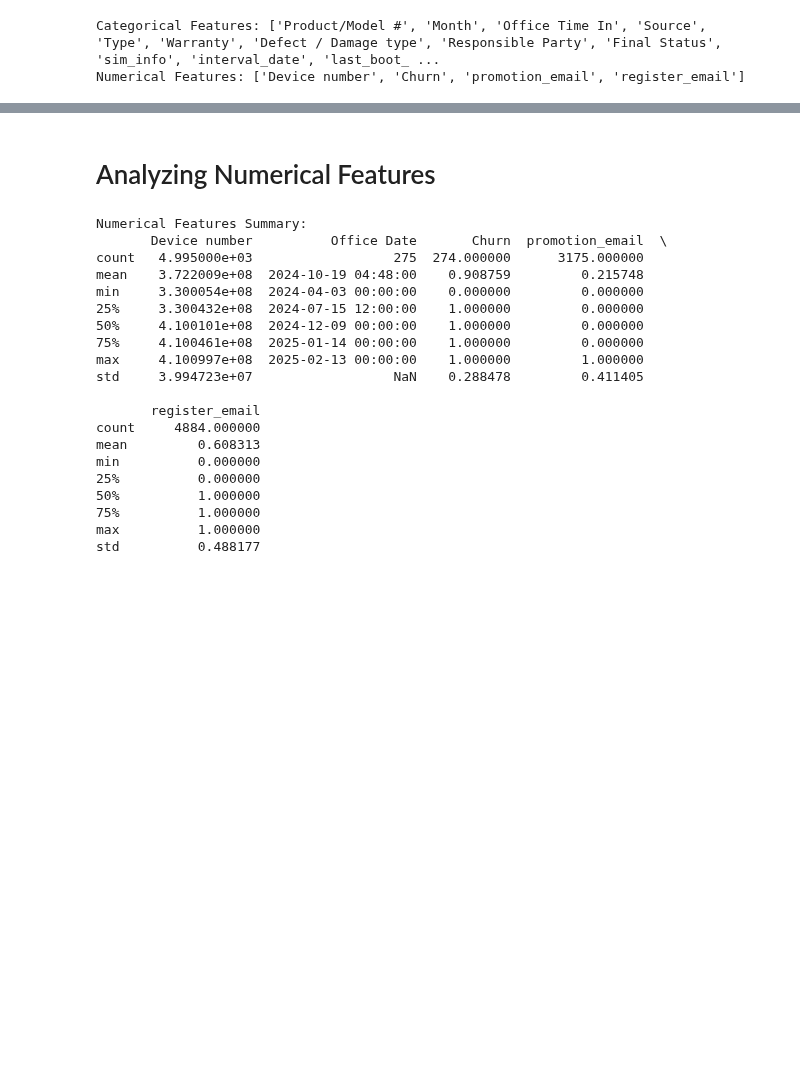
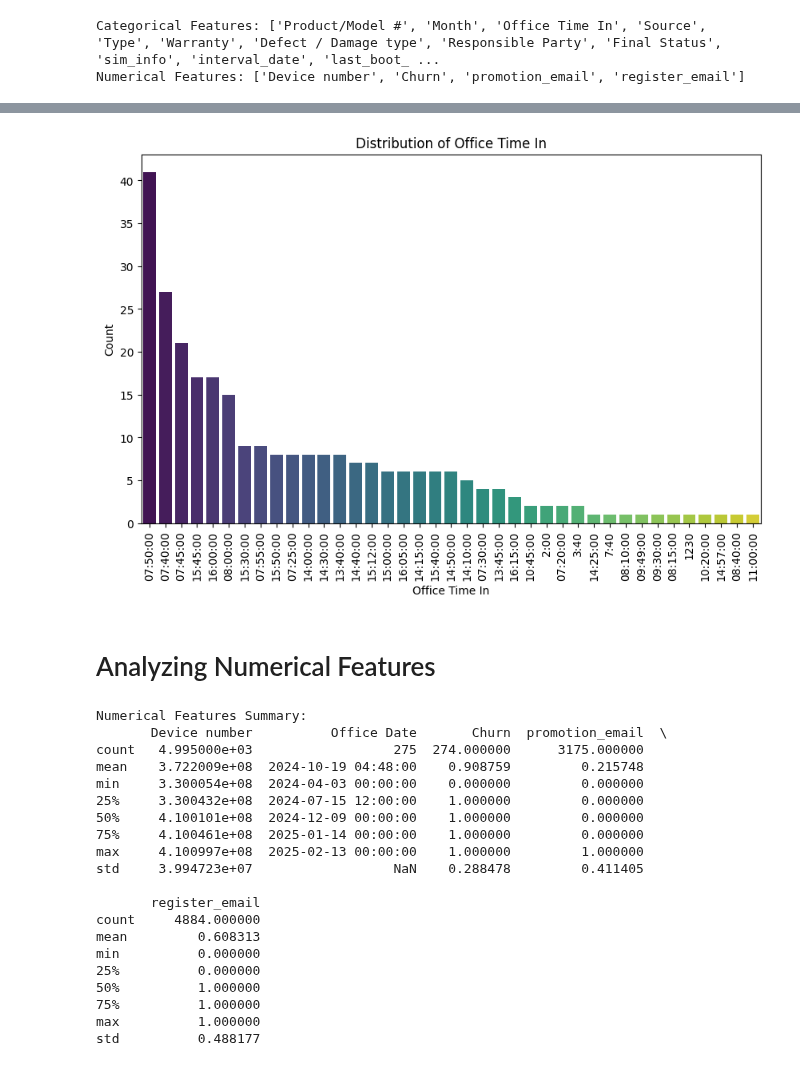
Before and after one commit to ACarrig/NUUMobile1, a Jupyter notebook: data_before_Feb13_analysis.ipynb, the cells around one changed output, grey strips where cells are left out. Drawn from its saved outputs; the diff is of its cells as text; code cells hidden in the pictures; blank space fills up the shorter version.

```diff
--- a/data_before_Feb13_analysis.ipynb
+++ b/data_before_Feb13_analysis.ipynb
@@ -102,0 +249,35 @@ Numerical Features: ['Device number', 'Churn', 'promotion_email', 'register_emai
+# %%
+from datetime import datetime
+
+import warnings
+warnings.filterwarnings("ignore", category=UserWarning, message="UnknownTimezoneWarning")
+warnings.filterwarnings("ignore", category=FutureWarning)
+
+feature = 'Office Time In'
+
+print(f"--- {feature} ---")
+print(data[feature].value_counts(dropna=False))  # Includes NaN values in the count
+print("\n")
+
+def clean_time_format(time_str):
+    if isinstance(time_str, str):
+        # Remove any timezone components (e.g., 'M' in '2:00 PM M')
+        time_str = time_str.split(' ')[0]  # Keep only the time portion
+        try:
+            return datetime.strptime(time_str, '%I:%M %p').strftime('%H:%M:%S')
+        except ValueError:
+            return time_str  # Return original if it doesn't match expected format
+    return time_str  # Return NaN as is
+
+# Apply the cleaning function
+data['Office Time In'] = data['Office Time In'].apply(clean_time_format)
+
+# Plot the distribution of 'Office Time In'
+plt.figure(figsize=(10, 6))
+sns.countplot(data=data, x='Office Time In', order=data['Office Time In'].value_counts().index, palette='viridis')
+plt.xticks(rotation=90)  # Rotate x-axis labels to avoid overlap
+plt.title('Distribution of Office Time In')
+plt.xlabel('Office Time In')
+plt.ylabel('Count')
+plt.show()
+# %% [output]
@@ -103,3 +301,4 @@ Numerical Features: ['Device number', 'Churn', 'promotion_email', 'register_emai
+[figure, added]
 # %% [markdown]
 # Analyzing Numerical Features
 # %%
```
Also changed, not shown: parts of 14 cells of this notebook, 1 other file.
